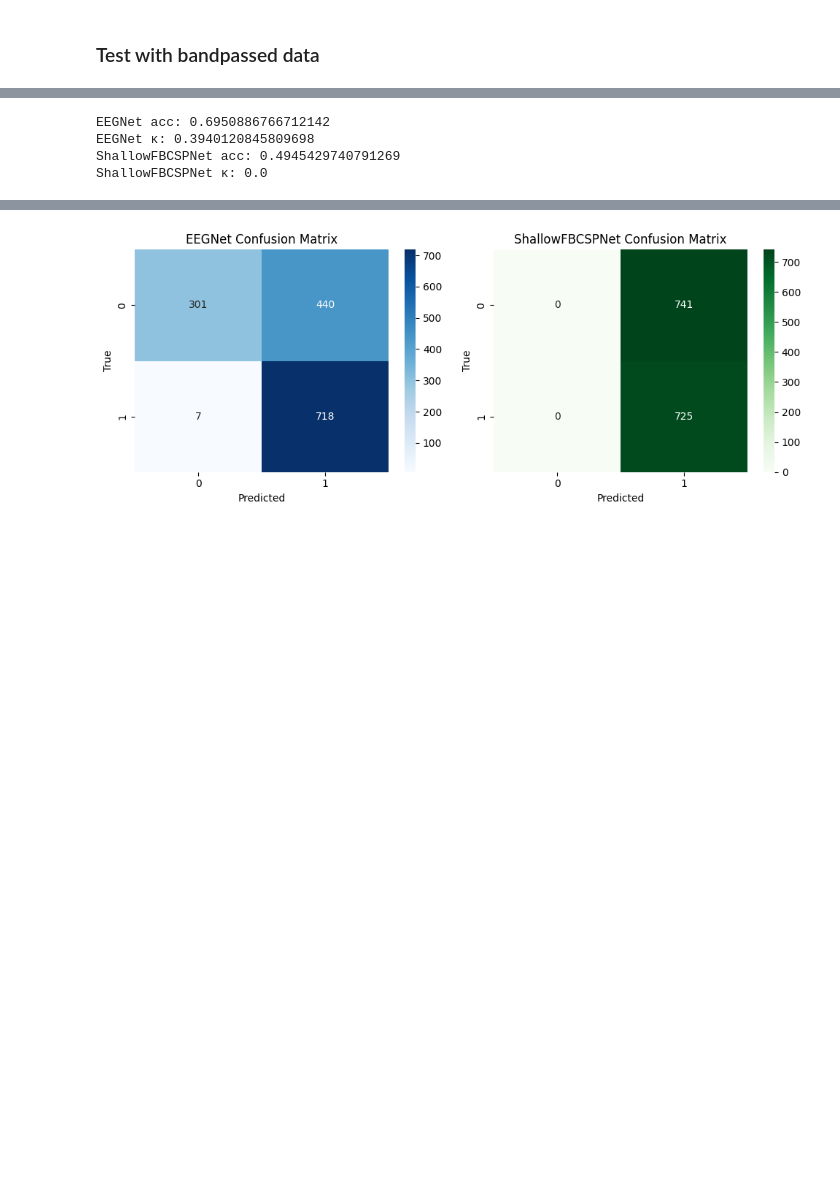
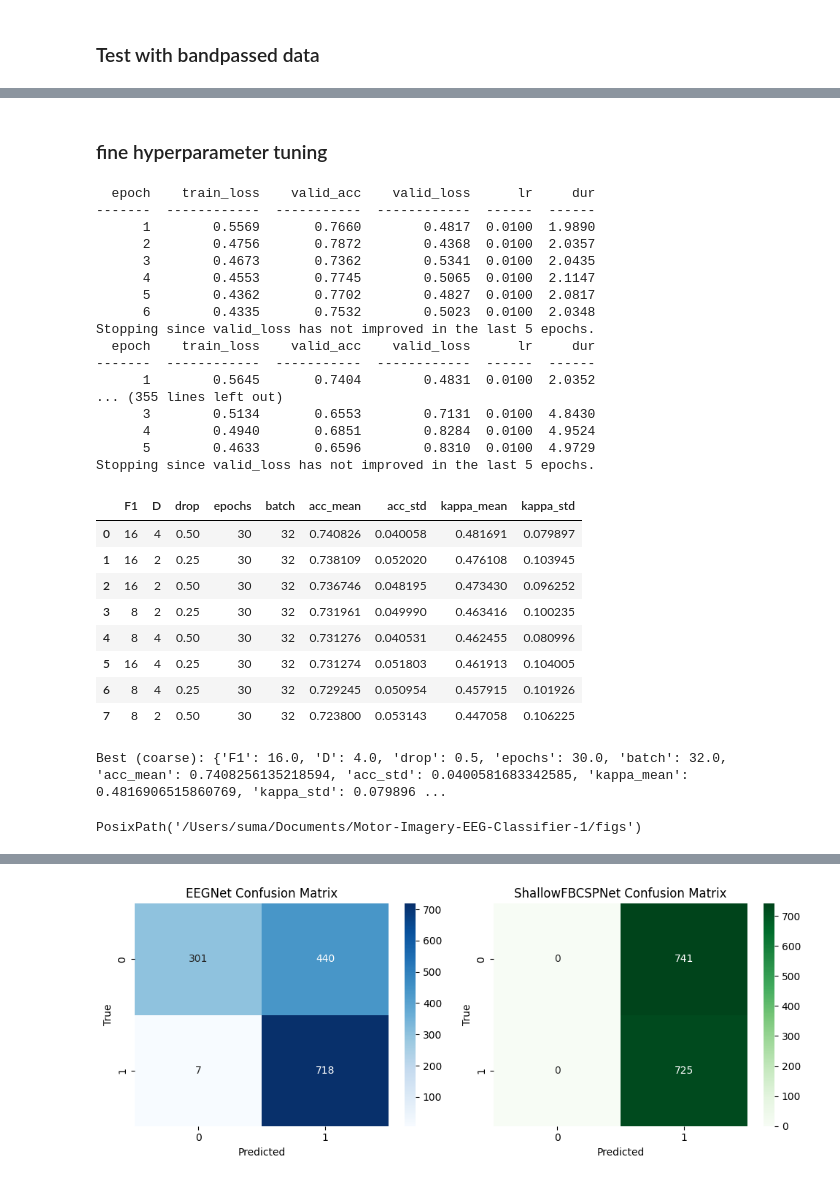
Before and after one commit to sumachinta/Motor-Imagery-EEG-Classifier, a Jupyter notebook: notebooks/05_eegnet_shallowfbcspnet.ipynb, the cells around one changed output, grey strips where cells are left out. Drawn from its saved outputs; the diff is of its cells as text; code cells hidden in the pictures; blank space fills up the shorter version.

Commit message:
updated notebook with hyper tuning

```diff
--- a/notebooks/05_eegnet_shallowfbcspnet.ipynb
+++ b/notebooks/05_eegnet_shallowfbcspnet.ipynb
@@ -503,13 +320,67 @@ plot_history(shallow_dl, title_prefix="ShallowFBCSPNet")
-# %%
-y_pred_eegnet = eegnet_dl.predict(windows_dataset)
-y_pred_shallow = shallow_dl.predict(windows_dataset)
-from sklearn.metrics import accuracy_score, cohen_kappa_score
-print("EEGNet acc:", accuracy_score(y, y_pred_eegnet))
-print("EEGNet κ:", cohen_kappa_score(y, y_pred_eegnet))
-print("ShallowFBCSPNet acc:", accuracy_score(y, y_pred_shallow))
-print("ShallowFBCSPNet κ:", cohen_kappa_score(y, y_pred_shallow))
-# %% [output]
-EEGNet acc: 0.6950886766712142
-EEGNet κ: 0.3940120845809698
-ShallowFBCSPNet acc: 0.4945429740791269
-ShallowFBCSPNet κ: 0.0
+# %% [markdown]
+### fine hyperparameter tuning
+# %%
+import numpy as np
+import pandas as pd
+from itertools import product
+
+grid = {
+    "F1":        [8, 16],
+    "D":         [2, 4],
+    "drop":      [0.25, 0.5],
+    "epochs":    [30],      # adjust only if needed
+    "batch":     [32],      # keep fixed for now to reduce variance
+}
+
+results = []
+for F1, D, drop, epochs, batch in product(*grid.values()):
+    rows = eval_with_preproc(
+        X, y, subjects,
+        build_module=lambda: make_eegnet(F1=F1, D=D, drop=drop),
+        preproc_pair_fn=zscore_per_trial_pair,
+        n_splits=5
+    )
+    accs   = [r["acc"] for r in rows]
+    kappas = [r["kappa"] for r in rows]
+    results.append({
+        "F1": F1, "D": D, "drop": drop, "epochs": epochs, "batch": batch,
+        "acc_mean": np.mean(accs), "acc_std": np.std(accs),
+        "kappa_mean": np.mean(kappas), "kappa_std": np.std(kappas),
+    })
+
+tune_df = pd.DataFrame(results).sort_values("acc_mean", ascending=False).reset_index(drop=True)
+display(tune_df.head(10))  # top configs
+best = tune_df.iloc[0].to_dict()
+print("Best (coarse):", best)
+# %% [output]
+  epoch    train_loss    valid_acc    valid_loss      lr     dur
+-------  ------------  -----------  ------------  ------  ------
+      1        0.5569       0.7660        0.4817  0.0100  1.9890
+      2        0.4756       0.7872        0.4368  0.0100  2.0357
+      3        0.4673       0.7362        0.5341  0.0100  2.0435
+      4        0.4553       0.7745        0.5065  0.0100  2.1147
+      5        0.4362       0.7702        0.4827  0.0100  2.0817
+      6        0.4335       0.7532        0.5023  0.0100  2.0348
+Stopping since valid_loss has not improved in the last 5 epochs.
+  epoch    train_loss    valid_acc    valid_loss      lr     dur
+-------  ------------  -----------  ------------  ------  ------
+      1        0.5645       0.7404        0.4831  0.0100  2.0352
+... (355 lines left out)
+      3        0.5134       0.6553        0.7131  0.0100  4.8430
+      4        0.4940       0.6851        0.8284  0.0100  4.9524
+      5        0.4633       0.6596        0.8310  0.0100  4.9729
+Stopping since valid_loss has not improved in the last 5 epochs.
+|  | F1 | D | drop | epochs | batch | acc_mean | acc_std | kappa_mean | kappa_std |
+| 0 | 16 | 4 | 0.50 | 30 | 32 | 0.740826 | 0.040058 | 0.481691 | 0.079897 |
+| 1 | 16 | 2 | 0.25 | 30 | 32 | 0.738109 | 0.052020 | 0.476108 | 0.103945 |
+| 2 | 16 | 2 | 0.50 | 30 | 32 | 0.736746 | 0.048195 | 0.473430 | 0.096252 |
+| 3 | 8 | 2 | 0.25 | 30 | 32 | 0.731961 | 0.049990 | 0.463416 | 0.100235 |
+| 4 | 8 | 4 | 0.50 | 30 | 32 | 0.731276 | 0.040531 | 0.462455 | 0.080996 |
+| 5 | 16 | 4 | 0.25 | 30 | 32 | 0.731274 | 0.051803 | 0.461913 | 0.104005 |
+| 6 | 8 | 4 | 0.25 | 30 | 32 | 0.729245 | 0.050954 | 0.457915 | 0.101926 |
+| 7 | 8 | 2 | 0.50 | 30 | 32 | 0.723800 | 0.053143 | 0.447058 | 0.106225 |
+Best (coarse): {'F1': 16.0, 'D': 4.0, 'drop': 0.5, 'epochs': 30.0, 'batch': 32.0, 'acc_mean': 0.7408256135218594, 'acc_std': 0.0400581683342585, 'kappa_mean': 0.4816906515860769, 'kappa_std': 0.079896 ...
+# %%
+FIGS
+# %% [output]
+PosixPath('/Users/suma/Documents/Motor-Imagery-EEG-Classifier-1/figs')
```
Also changed, not shown: parts of 19 cells of this notebook.
